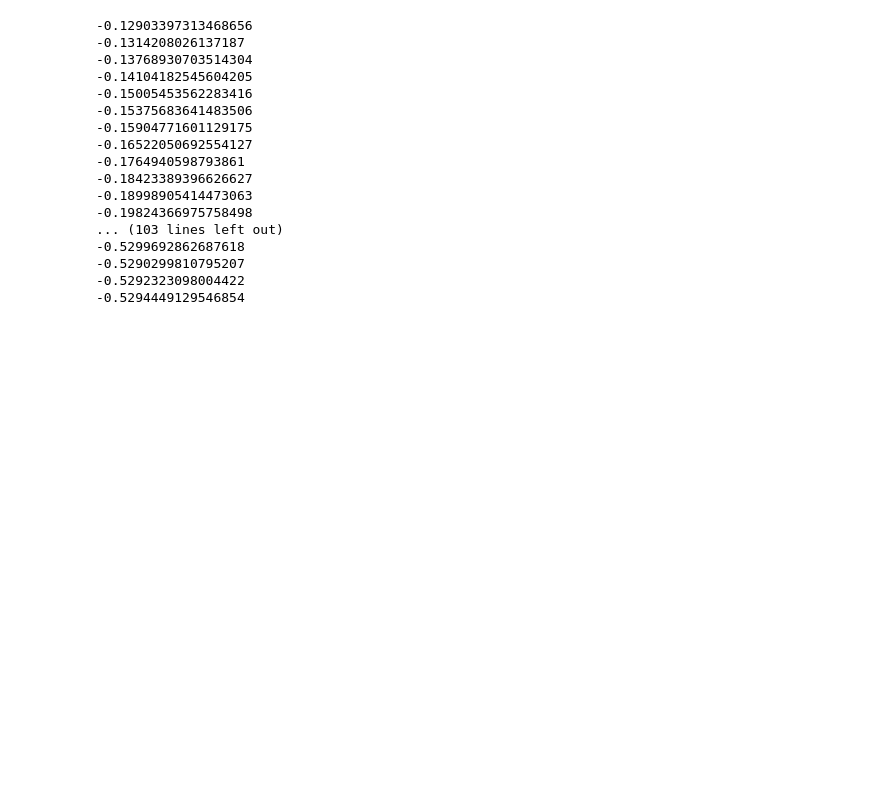
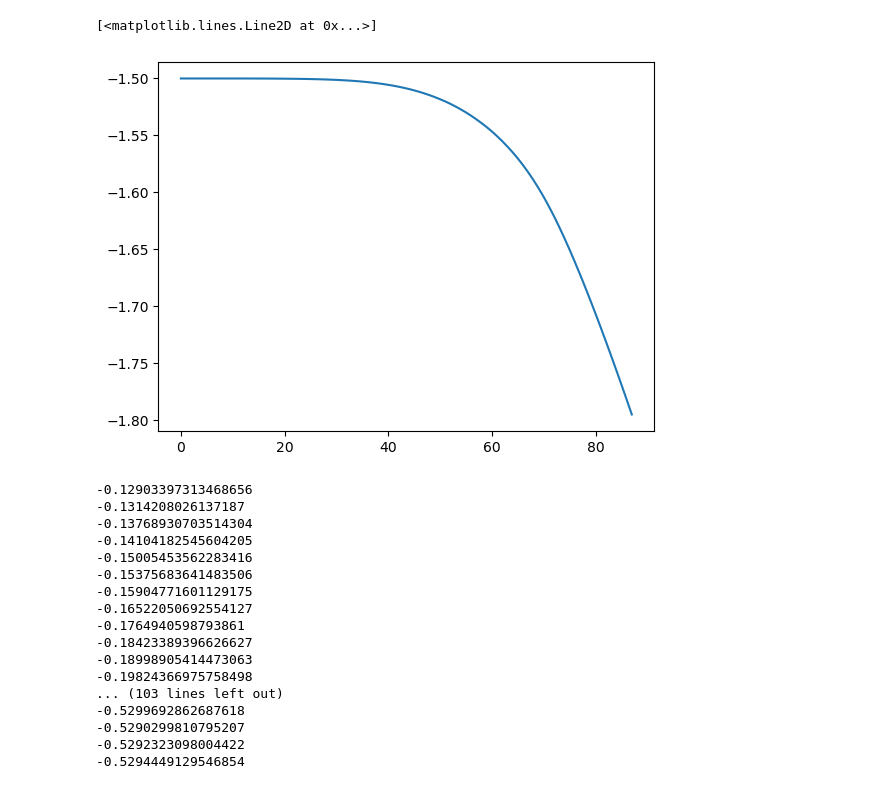
Before and after one commit to Eta-Chu/peps_tutorials, a Jupyter notebook: test.ipynb, the cells around one changed output. Saved outputs shown, nothing was run; the diff lists cells and outputs as text; code cells hidden in the pictures; blank space fills up the shorter version.

```diff
--- a/test.ipynb
+++ b/test.ipynb
@@ -2,6 +5,29 @@
 import numpy as np
 import matplotlib.pyplot as plt
 from peps import *
+# %%
+J = 1
+D = 6
+step=0.05
+tlist = np.arange(0.1, 4.5, step)
+
+f = []
+for t in tlist:
+    beta = 1 / t
+    ta = jnp.zeros((2, 2, 2), dtype=jnp.float64)
+    tb = jnp.array((2, 2, 2), dtype=jnp.float64)
+
+    ta = ta.at[([1, 0, 1, 0], [1, 0, 0, 1], [1, 1, 0, 0])].set([
+        np.exp((3/2)*beta*J), np.exp(-(1/2)*beta*J), np.exp(-(1/2)*beta*J), np.exp(-(1/2)*beta*J)
+    ])
+    tb = ta.copy()
+
+    f.append(TensorRG(ta, tb).start(D, t, ite=5))
+# %%
+plt.plot(f)
+# %% [output]
+[<matplotlib.lines.Line2D at 0x...>]
+[figure, added]
 # %%
 peps = PEPS(3, 10)
 J = 1
```
Also changed, not shown: parts of 1 cell of this notebook, 1 other file.
